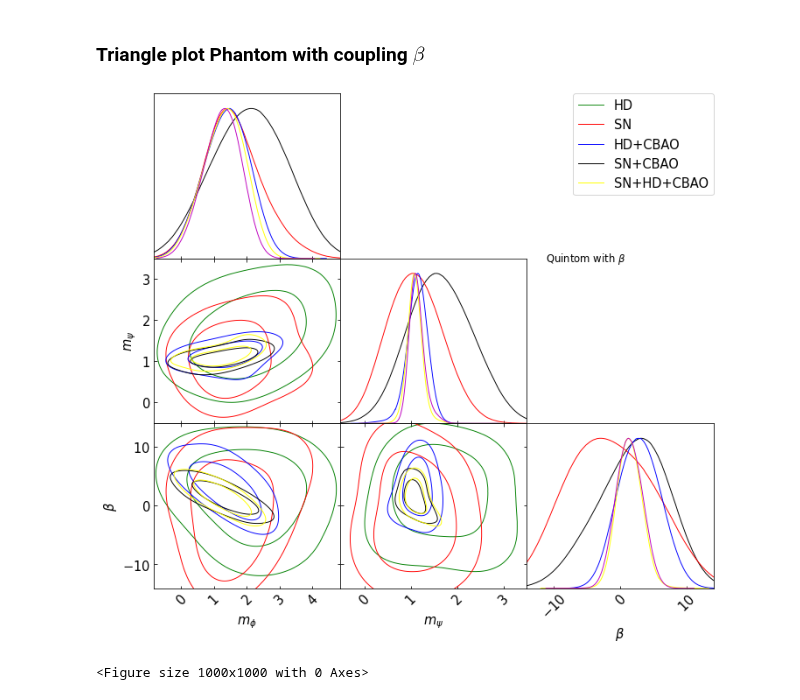
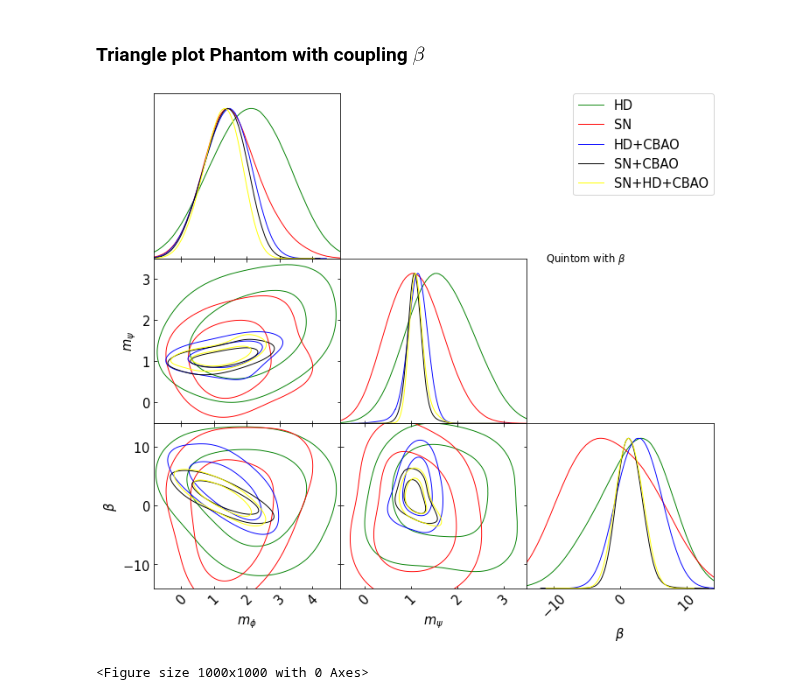
Before and after one commit to igomezv/simplemc_tests, a Jupyter notebook: getdist_Quintom.ipynb, the cells around one changed output. Cells and saved outputs as stored; diff of their text form; code cells hidden in the pictures.

```diff
--- a/getdist_Quintom.ipynb
+++ b/getdist_Quintom.ipynb
@@ -57,30 +57,30 @@ g = plots.getSinglePlotter(chain_dir = dir_name, width_inch= 10,
 # %%
 #g.settings.axes_fontsize = 5
 g.settings.lab_fontsize = 15
 g.settings.x_label_rotation= 45
 #g.settings.alpha_filled_add = 0.9
 g.settings.legend_fontsize = 15
 g.settings.axes_fontsize = 15
 # g.settings.lw1 = 0.5
 
 # g.triangle_plot(roots_couple, ['Om', 'Obh2', 'h', 'mquin', 'mphan', 'beta'],
 g.triangle_plot(roots_couple, ['mquin', 'mphan', 'beta'],
 # g.triangle_plot(roots, ['Om', 'Obh2', 'h'],
-                diag1d_kwargs={'colors':['black', 'red','blue', 'yellow'],
+                diag1d_kwargs={'colors':['green', 'red','blue',  'black', 'yellow'],
                                'alphas':[1.0,1.0,1.0]},
                 colors=['green', 'red','blue',  'black', 'yellow'],
 #                 alphas = [1.0, 0.7, 0.5],
                 legend_labels=['HD', 'SN',
                                'HD+CBAO', 'SN+CBAO', 'SN+HD+CBAO'],
                 legend_loc='upper right',
                 filled = False,
                 normalized=False, shaded=False)
 
 g.add_text('Quintom with $\\beta$', 0.1, 2)
 #plt.show()
 plt.savefig('TriangleQuintomCouple.png', dpi=80)
 # %% [output]
-[figure, old version]
+[figure, new version]
 # %%
 plt.figure(figsize=(10, 10), dpi=100)
 
```
Also changed, not shown: parts of 1 cell of this notebook.
